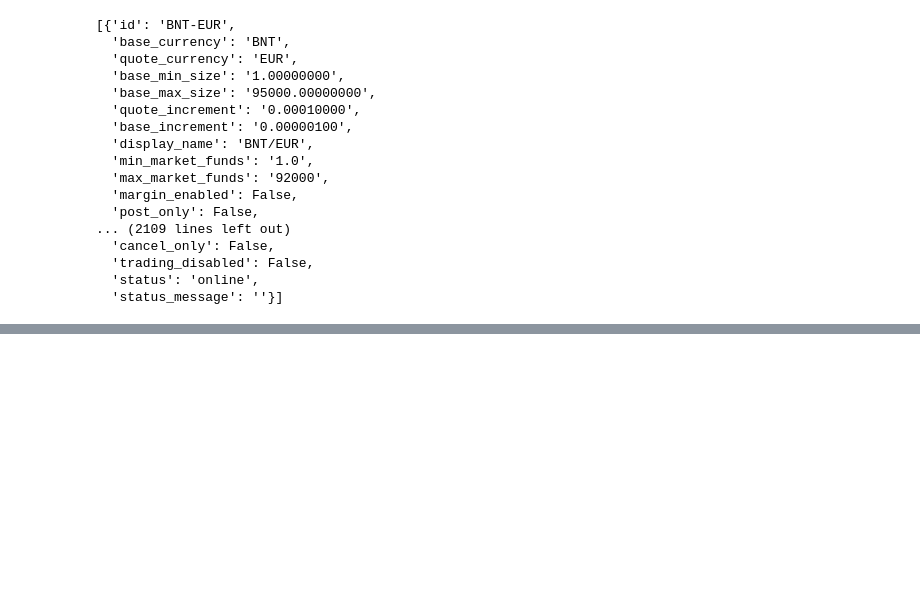
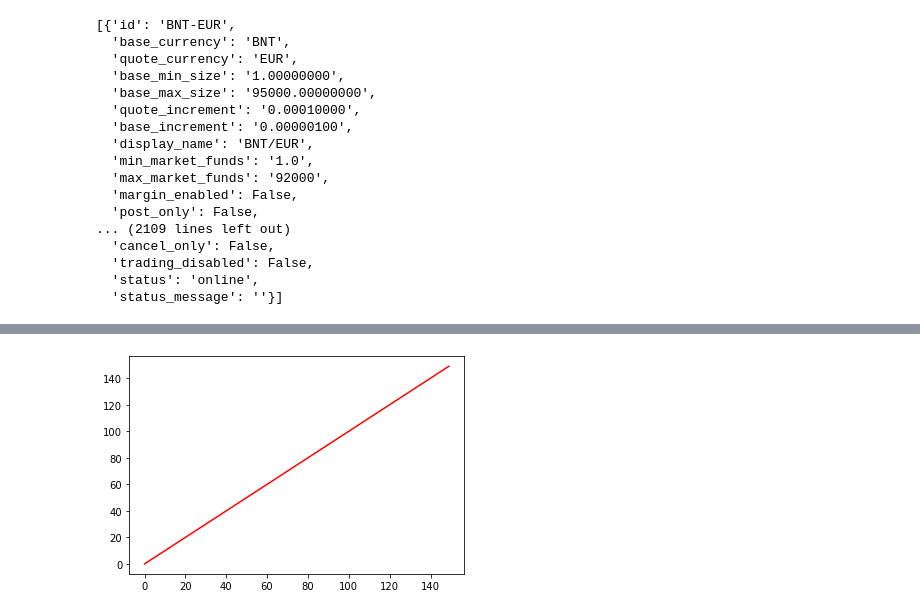
Before and after one commit to lukewbecker/algo-trading-training, a Jupyter notebook: test.ipynb, the cells around one changed output, grey strips where cells are left out. Cells and saved outputs as stored; diff of their text form; code cells hidden in the pictures; blank space fills up the shorter version.

```diff
--- a/test.ipynb
+++ b/test.ipynb
@@ -50,0 +60,5 @@ NameError: name 'python' is not defined
+# %%
+plt.plot(x, c='red')
+plt.show()
+# %% [output]
+[figure, added]
```
Also changed, not shown: parts of 8 cells of this notebook.
